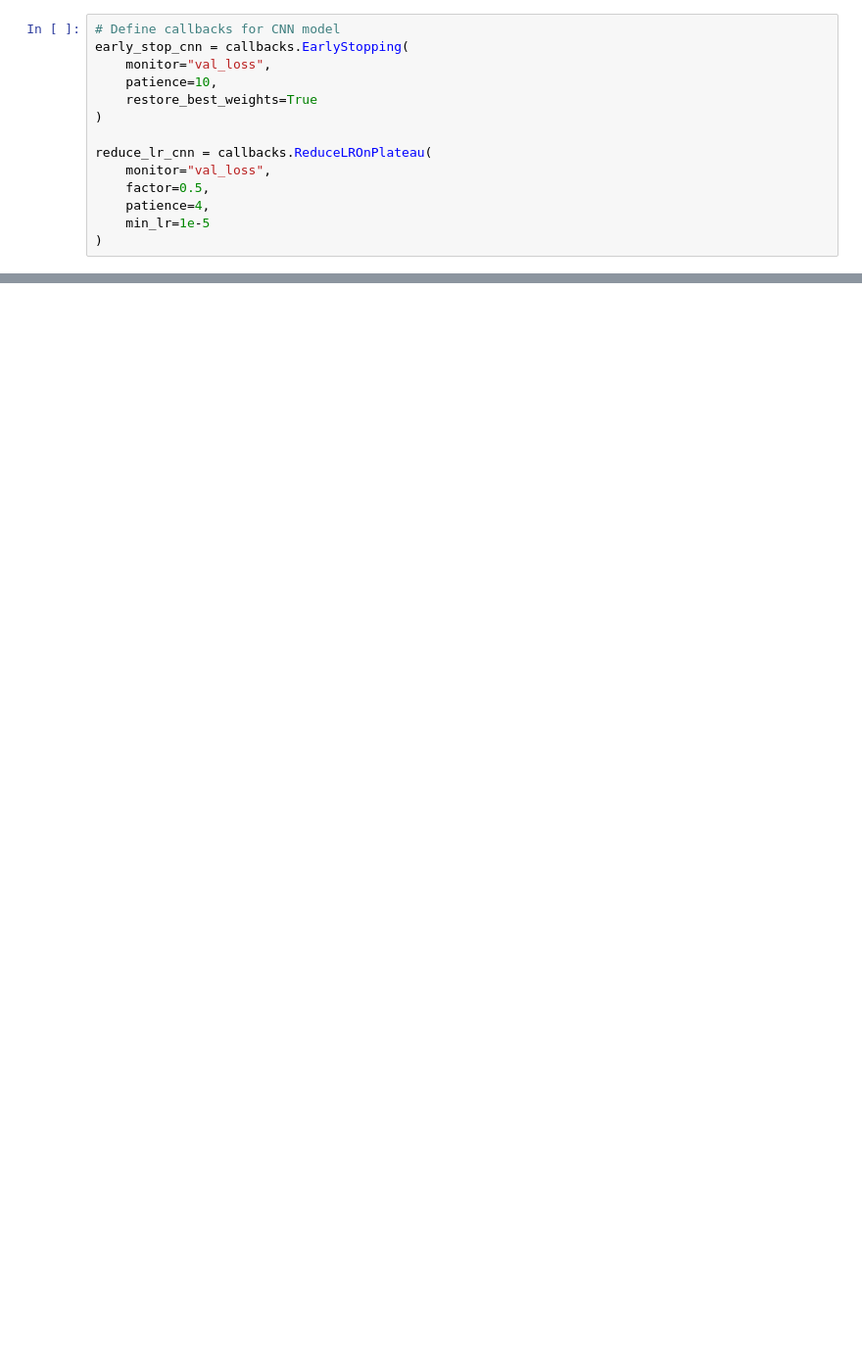
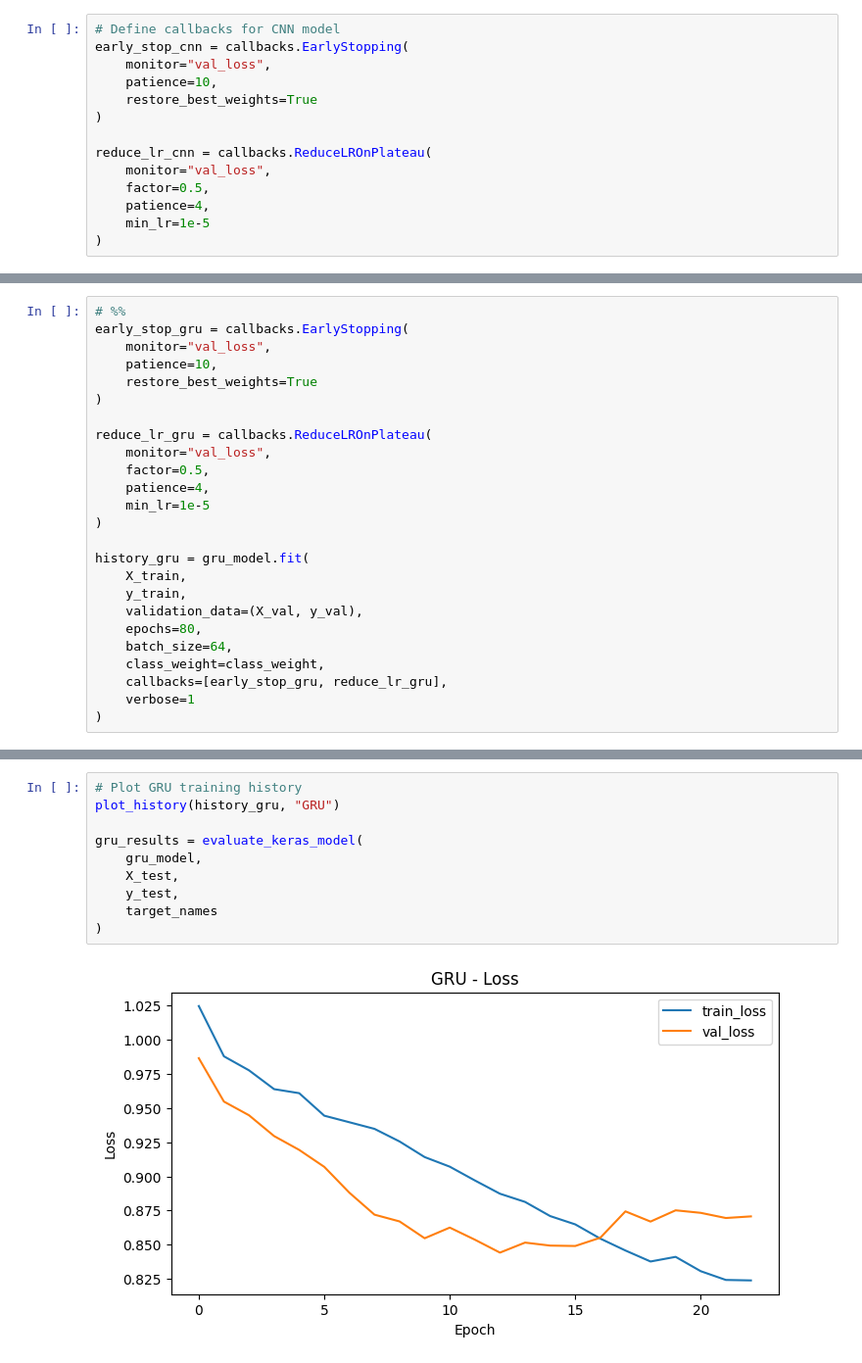
Before and after one commit to david-bazalduaa/Pfizer-segmentation-Ulcerative-Colitis, a Jupyter notebook: Neural network/Neural networks.ipynb, the cells around one changed output, grey strips where cells are left out. Shown at 98% size. Drawn from its saved outputs; the diff is of its cells as text; blank space fills up the shorter version.

Commit message:
New models and folds evaluation

```diff
--- a/Neural network/Neural networks.ipynb
+++ b/Neural network/Neural networks.ipynb
@@ -568,0 +713,25 @@ weighted avg       0.65      0.63      0.64      2380
+# %%
+# %%
+early_stop_gru = callbacks.EarlyStopping(
+    monitor="val_loss",
+    patience=10,
+    restore_best_weights=True
+)
+
+reduce_lr_gru = callbacks.ReduceLROnPlateau(
+    monitor="val_loss",
+    factor=0.5,
+    patience=4,
+    min_lr=1e-5
+)
+
+history_gru = gru_model.fit(
+    X_train,
+    y_train,
+    validation_data=(X_val, y_val),
+    epochs=80,
+    batch_size=64,
+    class_weight=class_weight,
+    callbacks=[early_stop_gru, reduce_lr_gru],
+    verbose=1
+)
@@ -568,0 +756,12 @@ weighted avg       0.65      0.63      0.64      2380
+# %%
+# Plot GRU training history
+plot_history(history_gru, "GRU")
+
+gru_results = evaluate_keras_model(
+    gru_model,
+    X_test,
+    y_test,
+    target_names
+)
+# %% [output]
+[figure, added]
```
Also changed, not shown: parts of 29 cells of this notebook.
